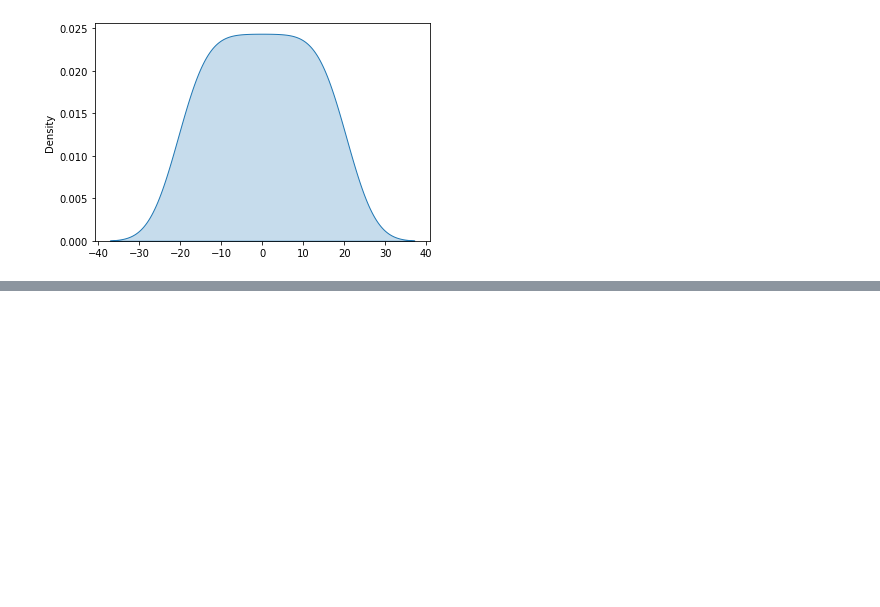
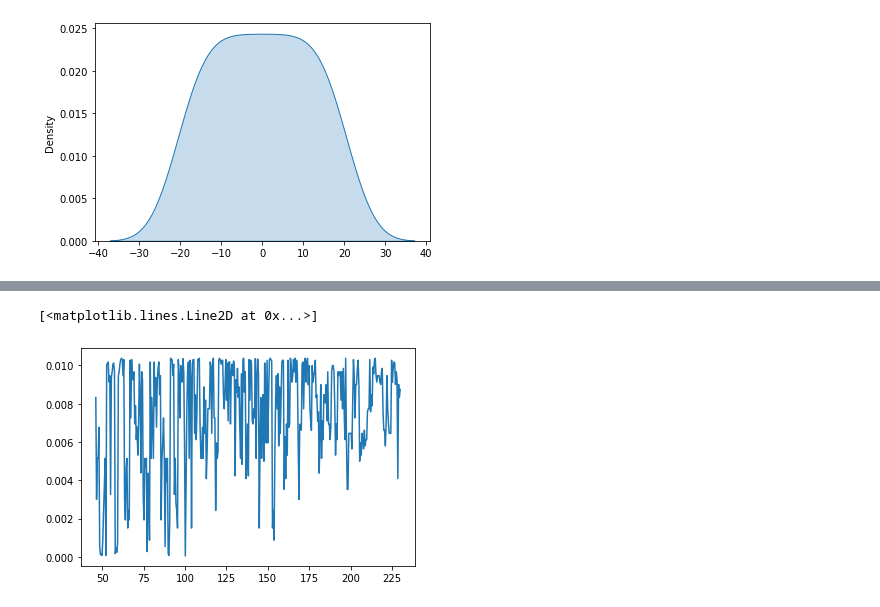
Before and after one commit to shoabahamed/khanacademy-statistics-and-probability, a Jupyter notebook: plotting_normal_distribution_graph.ipynb, the cells around one changed output, grey strips where cells are left out. Saved outputs shown, nothing was run; the diff lists cells and outputs as text; code cells hidden in the pictures; blank space fills up the shorter version.

```diff
--- a/plotting_normal_distribution_graph.ipynb
+++ b/plotting_normal_distribution_graph.ipynb
@@ -25,9 +26,10 @@ def get_variance(datas):
 def get_zscore(datas, miu, std):
     return (datas - miu)/std
 # %%
-def get_normal_values(datas, miu=5, variance=25):
+def get_normal_values(datas, mean=5, variance=25):
+    datas = np.array(datas)
     std = np.sqrt(variance)
-    zscore = get_zscore(datas, miu, std)
+    zscore = get_zscore(datas, mean, std)
 
     denominator = np.sqrt(2*np.pi*variance)
     nominator = np.exp(-((zscore*zscore)/2))
@@ -93,0 +110,11 @@ cars
+# %%
+range = np.linspace(min(horsepower), max(horsepower), 392)
+hp_mean = np.mean(horsepower)
+hp_variance = np.var(horsepower)
+hp_std = np.sqrt(variance)
+norm_values = get_normal_values(horsepower, mean=hp_mean, variance=hp_variance)
+# %%
+plt.plot(range, norm_values)
+# %% [output]
+[<matplotlib.lines.Line2D at 0x...>]
+[figure, added]
```
Also changed, not shown: parts of 17 cells of this notebook.
